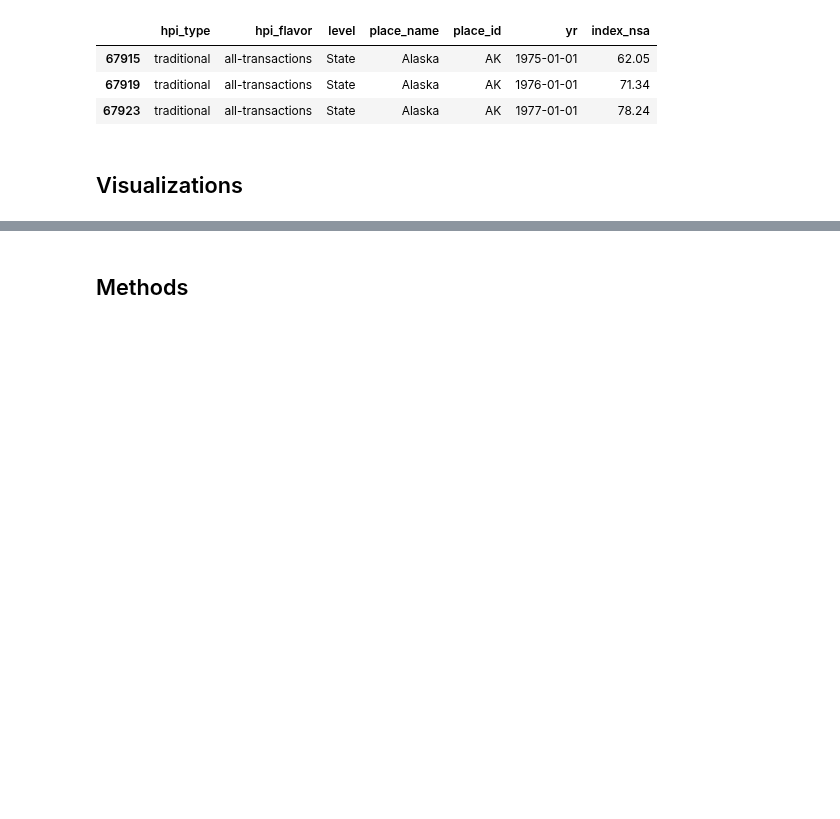
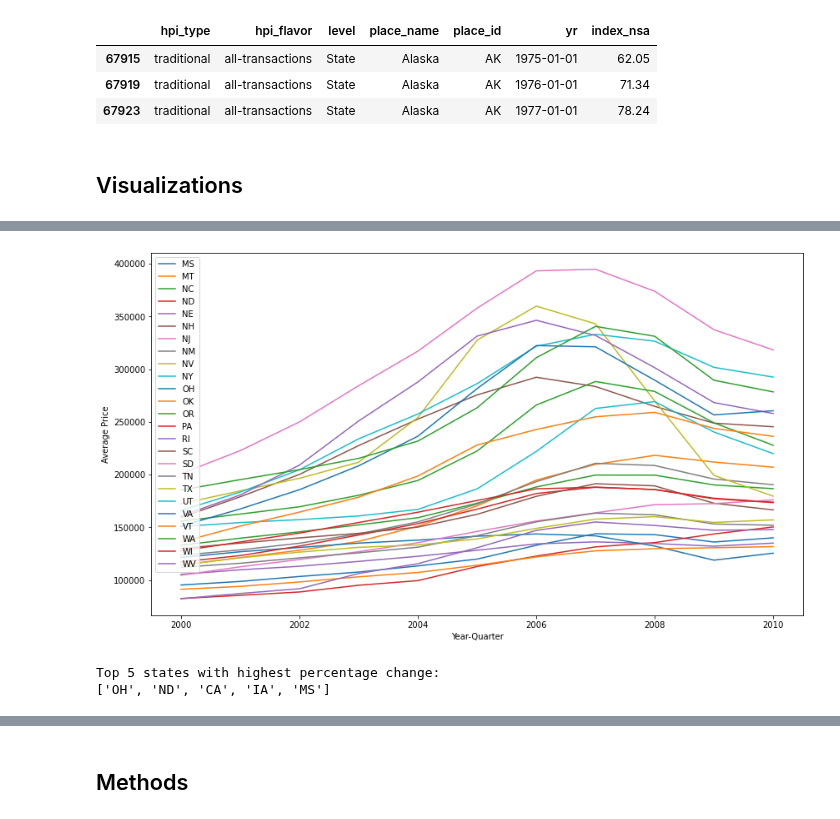
Before and after one commit to joshgreenert/Python-Projects, a Jupyter notebook: Applied Data Science/Project_1_Housing_Market_Predictions/PR 1 Milestone 2 GreenertJ.ipynb, the cells around one changed output, grey strips where cells are left out. Drawn from its saved outputs; the diff is of its cells as text; code cells hidden in the pictures; blank space fills up the shorter version.

```diff
--- a/Applied Data Science/Project_1_Housing_Market_Predictions/PR 1 Milestone 2 GreenertJ.ipynb
+++ b/Applied Data Science/Project_1_Housing_Market_Predictions/PR 1 Milestone 2 GreenertJ.ipynb
@@ -110,0 +143,36 @@ df_hpi.head(3)
+# %%
+# Create a line plot for the second 25 states
+plt.figure(figsize=(14, 8))
+
+i = 0
+for state, group in grouped:
+    if i >= 25 and i < 50:
+        plt.plot(group['Year-Quarter'], group['Average Price'], label=state)
+    elif i >= 50:
+        break
+    i += 1
+
+# Add axis labels
+plt.legend()
+plt.xlabel('Year-Quarter')
+plt.ylabel('Average Price')
+
+# Show the plot
+plt.show()
+# %% [output]
+[figure, added]
+# %%
+# Calculate the percentage change for each state
+df_change = df_state_stats.groupby('State').apply(lambda x: x['Average Price'].pct_change().iloc[-1]).reset_index(name='pct_change')
+
+# Sort the states based on the percentage change
+df_sorted = df_change.sort_values(by='pct_change', ascending=False)
+
+# Get the top 5 states with the highest percentage change
+top_states = df_sorted['State'].head(5).tolist()
+
+print('Top 5 states with highest percentage change:')
+print(top_states)
+# %% [output]
+Top 5 states with highest percentage change:
+['OH', 'ND', 'CA', 'IA', 'MS']
```
Also changed, not shown: parts of 6 cells of this notebook.
